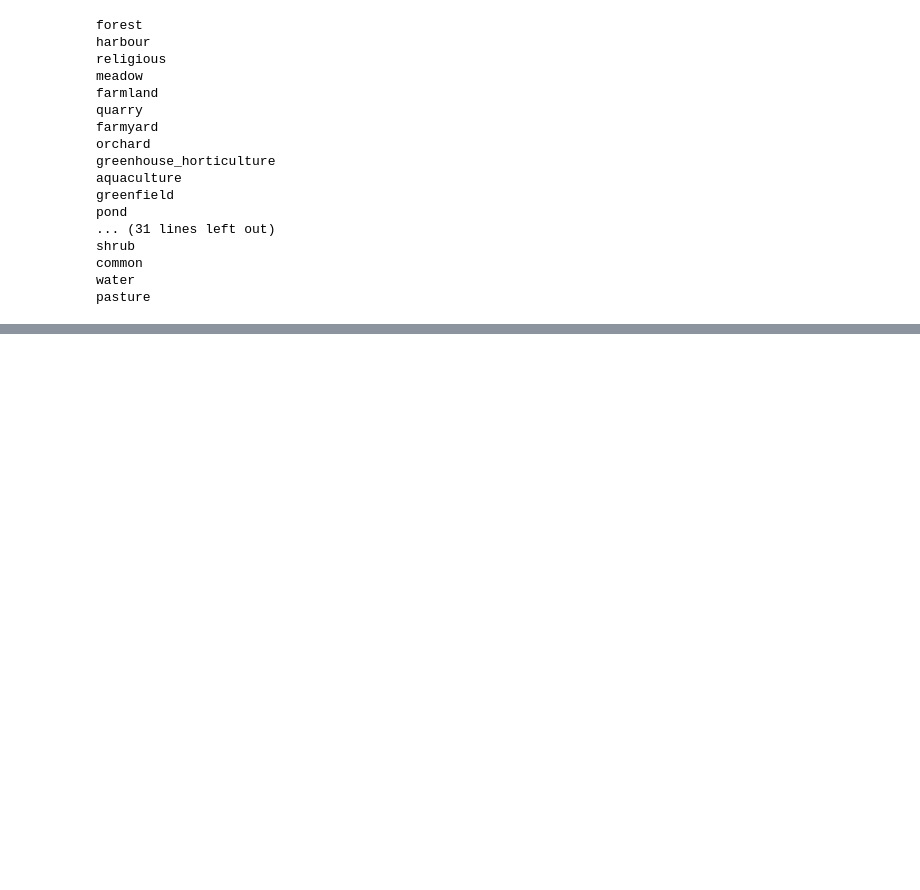
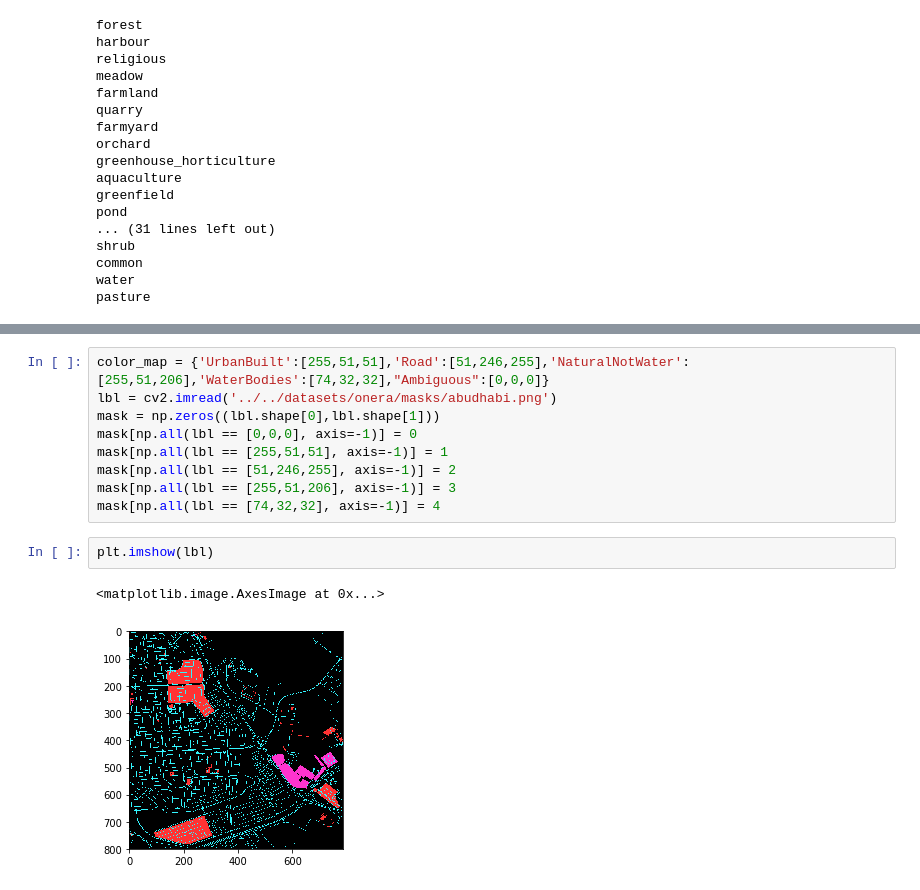
Before and after one commit to granularai/fabric, a Jupyter notebook: notebooks/label_maker.ipynb, the cells around one changed output, grey strips where cells are left out. Saved outputs shown, nothing was run; the diff lists cells and outputs as text; blank space fills up the shorter version.

```diff
--- a/notebooks/label_maker.ipynb
+++ b/notebooks/label_maker.ipynb
@@ -89,0 +97,14 @@ pasture
+# %%
+color_map = {'UrbanBuilt':[255,51,51],'Road':[51,246,255],'NaturalNotWater':[255,51,206],'WaterBodies':[74,32,32],"Ambiguous":[0,0,0]}
+lbl = cv2.imread('../../datasets/onera/masks/abudhabi.png')
+mask = np.zeros((lbl.shape[0],lbl.shape[1]))
+mask[np.all(lbl == [0,0,0], axis=-1)] = 0
+mask[np.all(lbl == [255,51,51], axis=-1)] = 1
+mask[np.all(lbl == [51,246,255], axis=-1)] = 2
+mask[np.all(lbl == [255,51,206], axis=-1)] = 3
+mask[np.all(lbl == [74,32,32], axis=-1)] = 4
+# %%
+plt.imshow(lbl)
+# %% [output]
+<matplotlib.image.AxesImage at 0x...>
+[figure, added]
```
Also changed, not shown: parts of 2 cells of this notebook, 5 other files.
